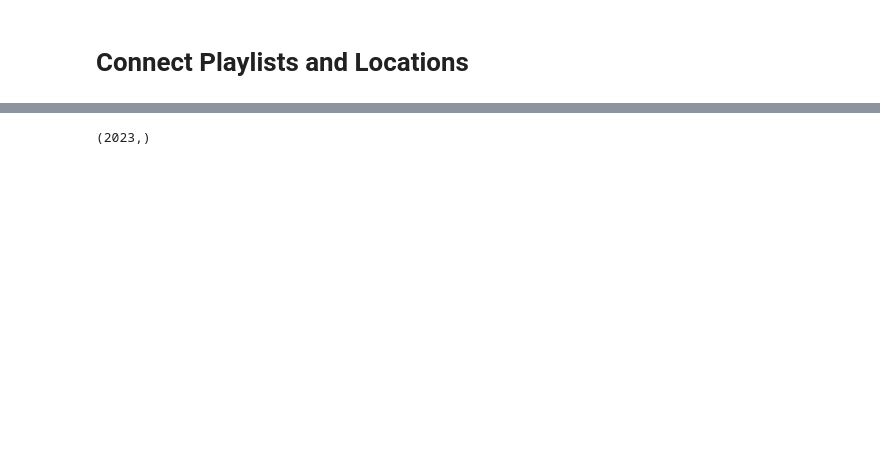
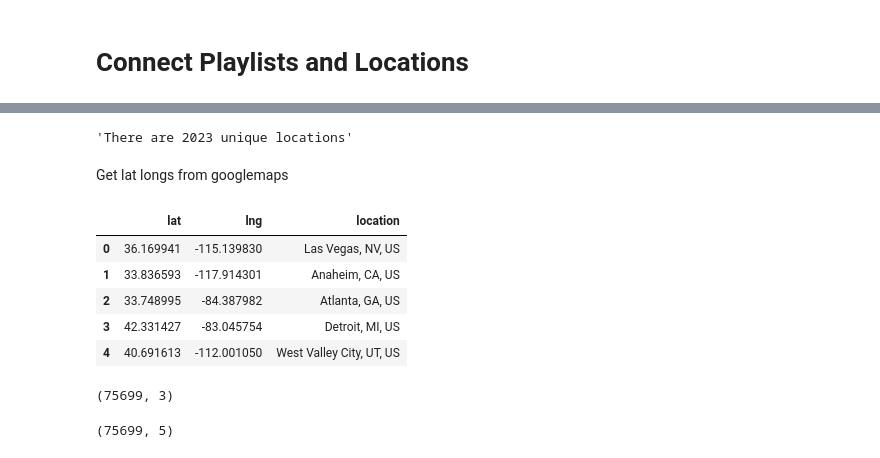
Before and after one commit to Patrickbfuller/solve_music_probs, a Jupyter notebook: playlists_shows_double_nn.ipynb, the cells around one changed output, grey strips where cells are left out. Saved outputs shown, nothing was run; the diff lists cells and outputs as text; code cells hidden in the pictures; blank space fills up the shorter version.

Commit message:
clean big concerts data

```diff
--- a/playlists_shows_double_nn.ipynb
+++ b/playlists_shows_double_nn.ipynb
@@ -22,5 +43,8 @@ recent_domestics = domestics[domestics['date'] >= '2015']
 locations = recent_domestics.copy()
-# %%
-locations['location'].unique().shape
-# %% [output]
-(2023,)
+# %%
+unique_locations = locations['location'].unique()
+f'There are {unique_locations.shape[0]} unique locations'
+# %% [output]
+'There are 2023 unique locations'
+# %% [markdown]
+Get lat longs from googlemaps
@@ -26,0 +65,17 @@ locations['location'].unique().shape
+# %%
+latlongs_df = pd.DataFrame(unique_loc_w_latlong)
+latlongs_df.head()
+# %% [output]
+|  | lat | lng | location |
+| 0 | 36.169941 | -115.139830 | Las Vegas, NV, US |
+| 1 | 33.836593 | -117.914301 | Anaheim, CA, US |
+| 2 | 33.748995 | -84.387982 | Atlanta, GA, US |
+| 3 | 42.331427 | -83.045754 | Detroit, MI, US |
+| 4 | 40.691613 | -112.001050 | West Valley City, UT, US |
+# %%
+shows_w_latlong = pd.merge(locations, latlongs_df, on='location', how='left')
+print(locations.shape)
+shows_w_latlong.shape
+# %% [output]
+(75699, 3)
+(75699, 5)
```
Also changed, not shown: parts of 9 cells of this notebook, 2 other files.
